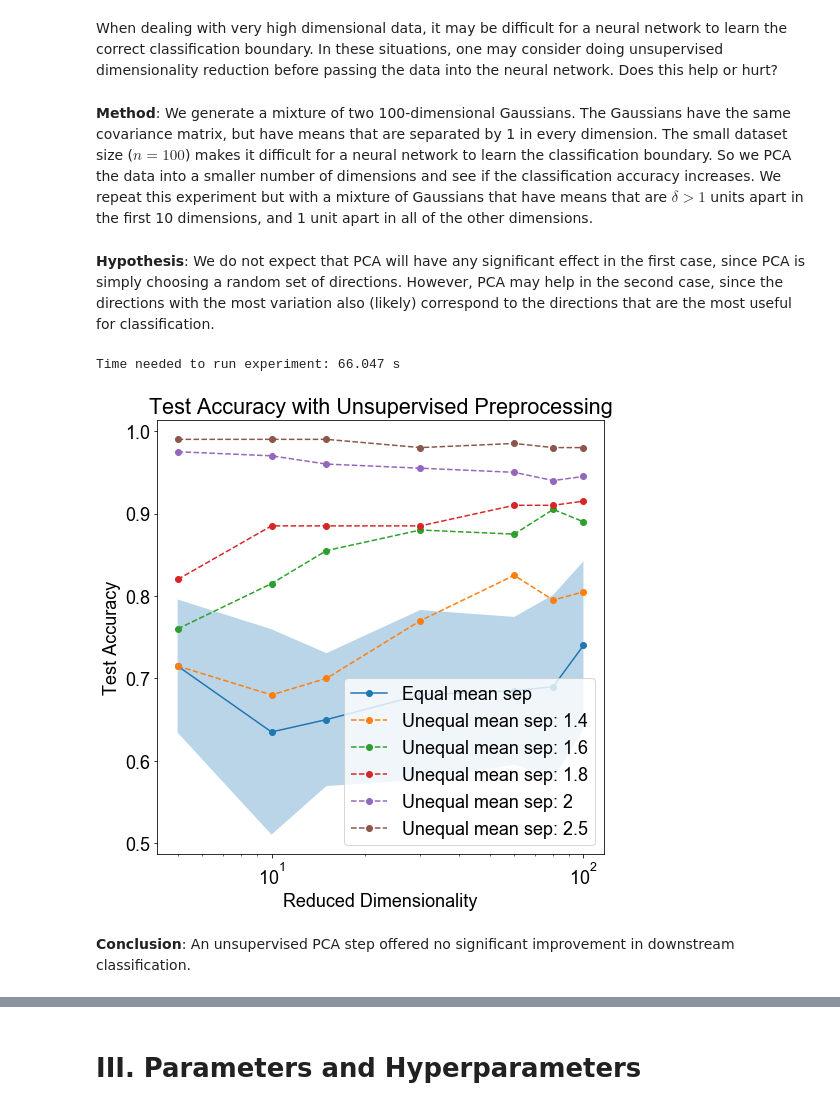
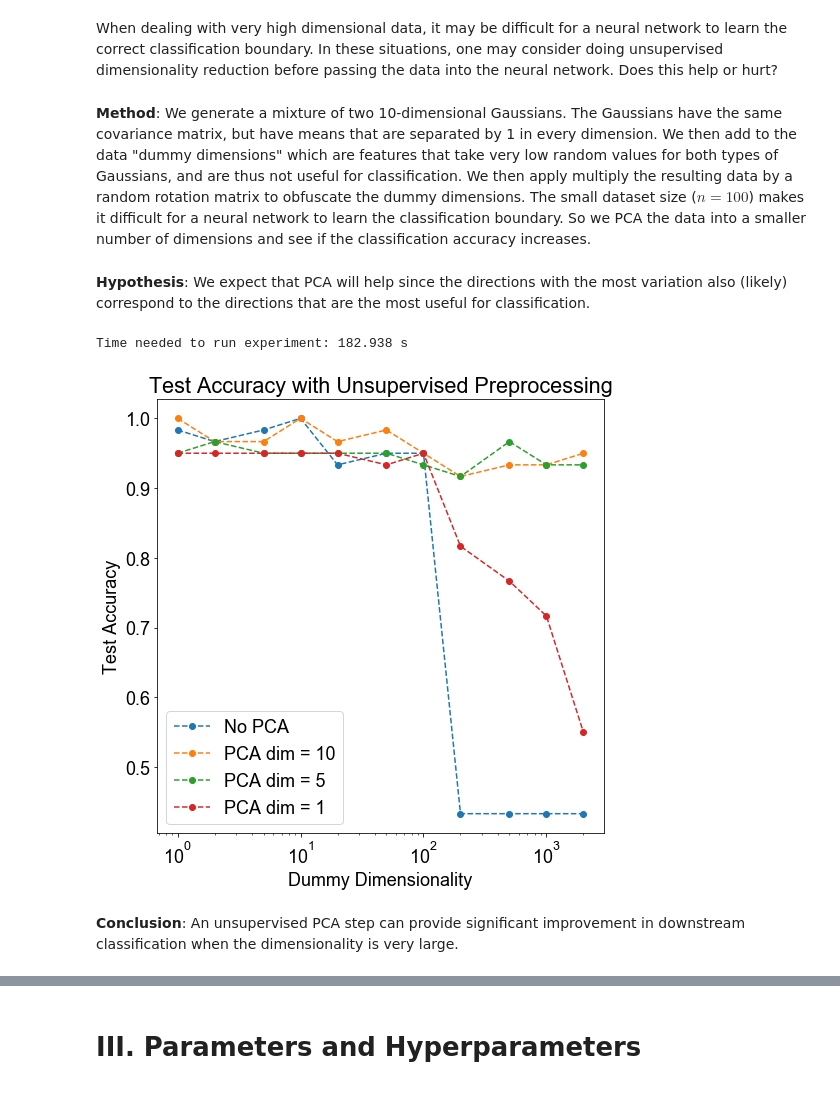
Before and after one commit to abidlabs/AtomsOfDeepLearning, a Jupyter notebook: Atomic Experiments in Deep Learning.ipynb, the cells around one changed output, grey strips where cells are left out. Saved outputs shown, nothing was run; the diff lists cells and outputs as text; code cells hidden in the pictures.

```diff
--- a/Atomic Experiments in Deep Learning.ipynb
+++ b/Atomic Experiments in Deep Learning.ipynb
@@ -234,32 +307,32 @@ Neural networks with many parameters have the capacity to memorize lots of train
 # %% [markdown]
 When dealing with very high dimensional data, it may be difficult for a neural network to learn the correct classification boundary. In these situations, one may consider doing unsupervised dimensionality reduction before passing the data into the neural network. Does this help or hurt?
 # %% [markdown]
-**Method**: We generate a mixture of two 100-dimensional Gaussians. The Gaussians have the same covariance matrix, but have means that are separated by 1 in every dimension. The small dataset size ($n=100$) makes it difficult for a neural network to learn the classification boundary. So we PCA the data into a smaller number of dimensions and see if the classification accuracy increases. We repeat this experiment but with a mixture of Gaussians that have means that are $\delta>1$ units apart in the first 10 dimensions, and 1 unit apart in all of the other dimensions.
+**Method**: We generate a mixture of two 10-dimensional Gaussians. The Gaussians have the same covariance matrix, but have means that are separated by 1 in every dimension. We then add to the data "dummy dimensions" which are features that take very low random values for both types of Gaussians, and are thus not useful for classification. We then apply multiply the resulting data by a random rotation matrix to obfuscate the dummy dimensions. The small dataset size ($n=100$) makes it difficult for a neural network to learn the classification boundary. So we PCA the data into a smaller number of dimensions and see if the classification accuracy increases.
 # %% [markdown]
-**Hypothesis**: We do not expect that PCA will have any significant effect in the first case, since PCA is simply choosing a random set of directions. However, PCA may help in the second case, since the directions with the most variation also (likely) correspond to the directions that are the most useful for classification.
+**Hypothesis**: We expect that PCA will help since the directions with the most variation also (likely) correspond to the directions that are the most useful for classification.
-# %%
-reduced_dims = [5,10,15,30,60,80,100]
-experiment = Experiment7()
-experiment.initialize()
-
-plt.figure(figsize=[8,8]); plt.rc("font",family="sans-serif",size=18)
-accuracies, covs = experiment.run(reduced_dims=reduced_dims, iters=10)
-plt.plot(reduced_dims, np.mean(accuracies,axis=1), '-o', label="Equal mean sep")
-plt.fill_between(reduced_dims, np.mean(accuracies,axis=1)-np.std(accuracies,axis=1),np.mean(accuracies,axis=1)+np.std(accuracies,axis=1), alpha=0.3)
-
-for sep in [1.4,1.6,1.8,2,2.5]:
-    accuracies, _ = experiment.run(class_seps=[sep]*10+[1]*90, reduced_dims=reduced_dims, iters=10, load_covs=covs)
-    plt.plot(reduced_dims, np.mean(accuracies,axis=1), '--o', label='Unequal mean sep: '+str(sep))
-
-plt.title('Test Accuracy with Unsupervised Preprocessing')
-plt.xlabel('Reduced Dimensionality')
-plt.ylabel('Test Accuracy')
-plt.xscale('log')
-plt.legend(loc="lower right")
-
-experiment.conclude()
-# %% [output]
-Time needed to run experiment: 66.047 s
-[figure, removed]
+# %%
+experiment = Experiment6()
+experiment.initialize()
+
+dummy_dims = [1, 2, 5, 10, 20, 50, 100, 200, 500, 1000, 2000]
+pca_dims = [None, 10, 5, 1]
+
+accuracies = experiment.run(dummy_dims=dummy_dims,
+                               noise_level=1,
+                               pca_dims=pca_dims)
+
+plt.figure(figsize=[8,8]); plt.rc("font",family="sans-serif",size=18)
+plt.plot(dummy_dims, np.mean(accuracies,axis=0), '--o')
+
+plt.title('Test Accuracy with Unsupervised Preprocessing')
+plt.xlabel('Dummy Dimensionality')
+plt.ylabel('Test Accuracy')
+plt.xscale('log')
+plt.legend(['No PCA', 'PCA dim = 10', 'PCA dim = 5', 'PCA dim = 1'])
+
+experiment.conclude()
+# %% [output]
+Time needed to run experiment: 182.938 s
+[figure, added]
 # %% [markdown]
-**Conclusion**: An unsupervised PCA step offered no significant improvement in downstream classification.
+**Conclusion**: An unsupervised PCA step can provide significant improvement in downstream classification when the dimensionality is very large.
```
Also changed, not shown: parts of 76 cells of this notebook, 1 other file.
